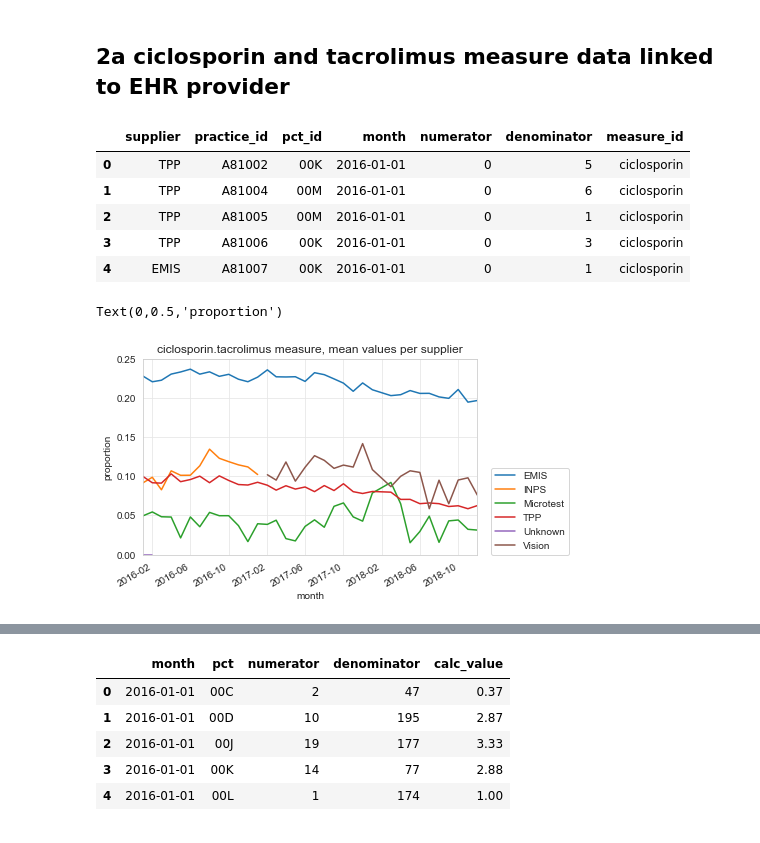
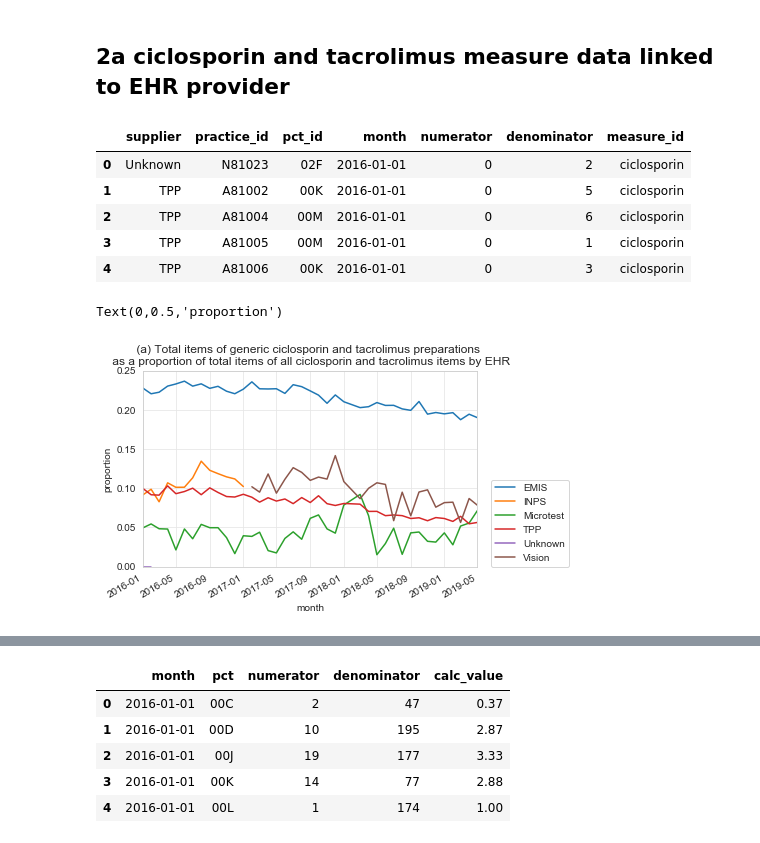
Before and after one commit to HDRUK/software_differences_paper, a Jupyter notebook: Diltiazem.Tacro.Ciclosporin.ipynb, the cells around one changed output, grey strips where cells are left out. Saved outputs shown, nothing was run; the diff lists cells and outputs as text; code cells hidden in the pictures.

Commit message:
update tacro.ciclo analysis
update vendor data
retitle charts

```diff
--- a/Diltiazem.Tacro.Ciclosporin.ipynb
+++ b/Diltiazem.Tacro.Ciclosporin.ipynb
@@ -315,17 +315,17 @@ SELECT
   TRIM(Principal_Supplier) AS supplier,
   m.practice_id,
   m.pct_id,
-  m.month,
+  Date as month,
   numerator,
   denominator,
   '{measure_id}' AS measure_id
 FROM
-  measures.practice_data_{measure_id} m
+  measures.practice_data_{measure_id} as m
 JOIN
-  hscic.vendors software
+  ebmdatalab.alex.vendors as software #this is where the up to date vendors table is held
 ON
   software.ODS = practice_id
-  AND Date = m.month
+  AND DATE(Date) = m.month
 JOIN
   hscic.practices
 ON
@@ -334,13 +334,13 @@ JOIN
   hscic.practice_statistics
 ON
   practice_statistics.practice = practices.code
-  AND Date = DATE(practice_statistics.month)
+  AND Date = practice_statistics.month
 WHERE
-  total_list_size > 100
+total_list_size > 100
   AND practices.status_code = 'A'
   AND denominator > 0
 ORDER BY
-  month""".format(measure_id=measure_id)
+  m.month""".format(measure_id=measure_id)
     import pandas as pd
     df = bq.cached_read(sql, csv_path="ciclosporintacro.csv".format(measure_id))
     return df
@@ -350,20 +350,20 @@ df2a = get_data('ciclosporin')
 df2a.head(5)
 # %% [output]
 |  | supplier | practice_id | pct_id | month | numerator | denominator | measure_id |
-| 0 | TPP | A81002 | 00K | 2016-01-01 | 0 | 5 | ciclosporin |
-| 1 | TPP | A81004 | 00M | 2016-01-01 | 0 | 6 | ciclosporin |
-| 2 | TPP | A81005 | 00M | 2016-01-01 | 0 | 1 | ciclosporin |
-| 3 | TPP | A81006 | 00K | 2016-01-01 | 0 | 3 | ciclosporin |
-| 4 | EMIS | A81007 | 00K | 2016-01-01 | 0 | 1 | ciclosporin |
+| 0 | Unknown | N81023 | 02F | 2016-01-01 | 0 | 2 | ciclosporin |
+| 1 | TPP | A81002 | 00K | 2016-01-01 | 0 | 5 | ciclosporin |
+| 2 | TPP | A81004 | 00M | 2016-01-01 | 0 | 6 | ciclosporin |
+| 3 | TPP | A81005 | 00M | 2016-01-01 | 0 | 1 | ciclosporin |
+| 4 | TPP | A81006 | 00K | 2016-01-01 | 0 | 3 | ciclosporin |
 # %%
 df2a['calc_value'] = df2a['numerator'] / df2a['denominator']
 df2a['month'] = pd.to_datetime(df2a['month'])
 # %%
 ax = df2a.groupby(['month', 'supplier']).mean()['calc_value'].unstack().plot.line()
 plt.ylim(0, 0.25)
 plt.legend(loc=(1.04,0))
-plt.title("ciclosporin.tacrolimus measure, mean values per supplier"),
+plt.title(" (a) Total items of generic ciclosporin and tacrolimus preparations  \n as a proportion of total items of all ciclosporin and tacrolimus items by EHR"),
 ax.set_ylabel("proportion")
 # %% [output]
 Text(0,0.5,'proportion')
-[figure, old version]
+[figure, new version]
```
Also changed, not shown: parts of 12 cells of this notebook, 4 other files.
